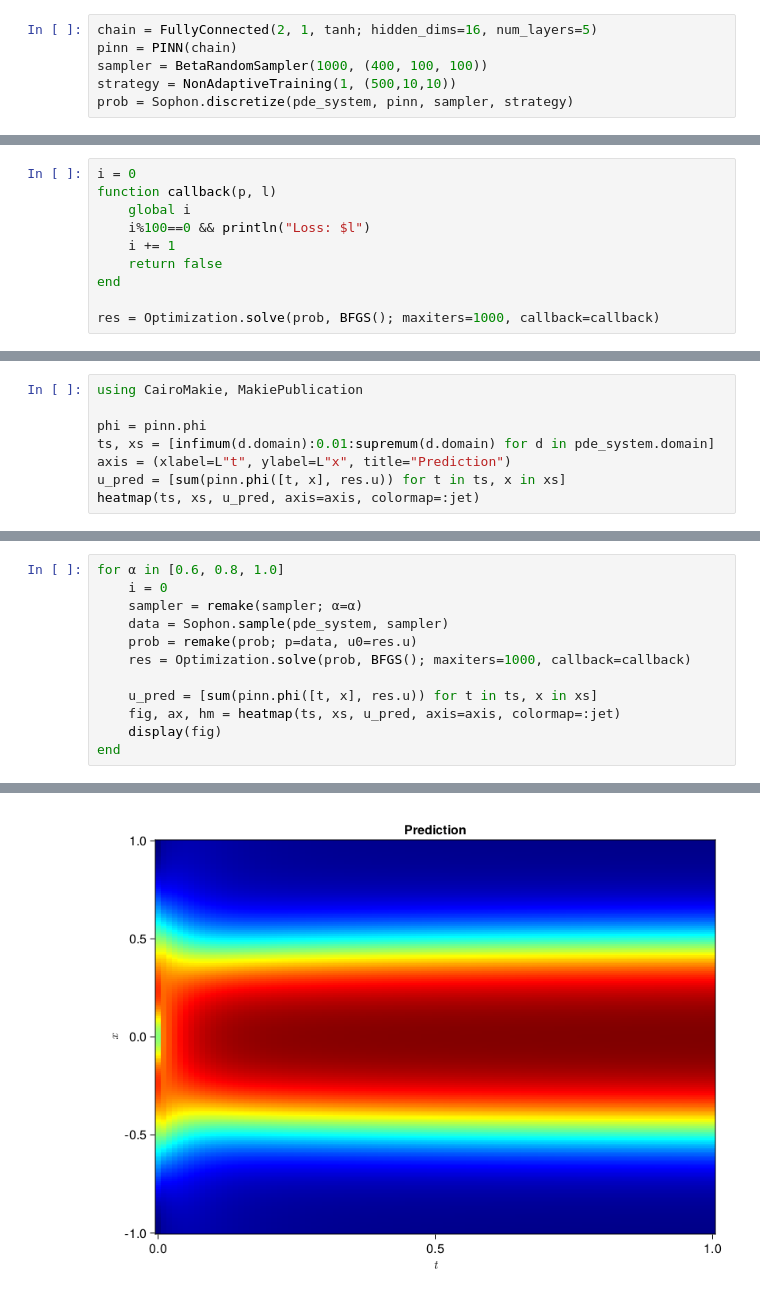
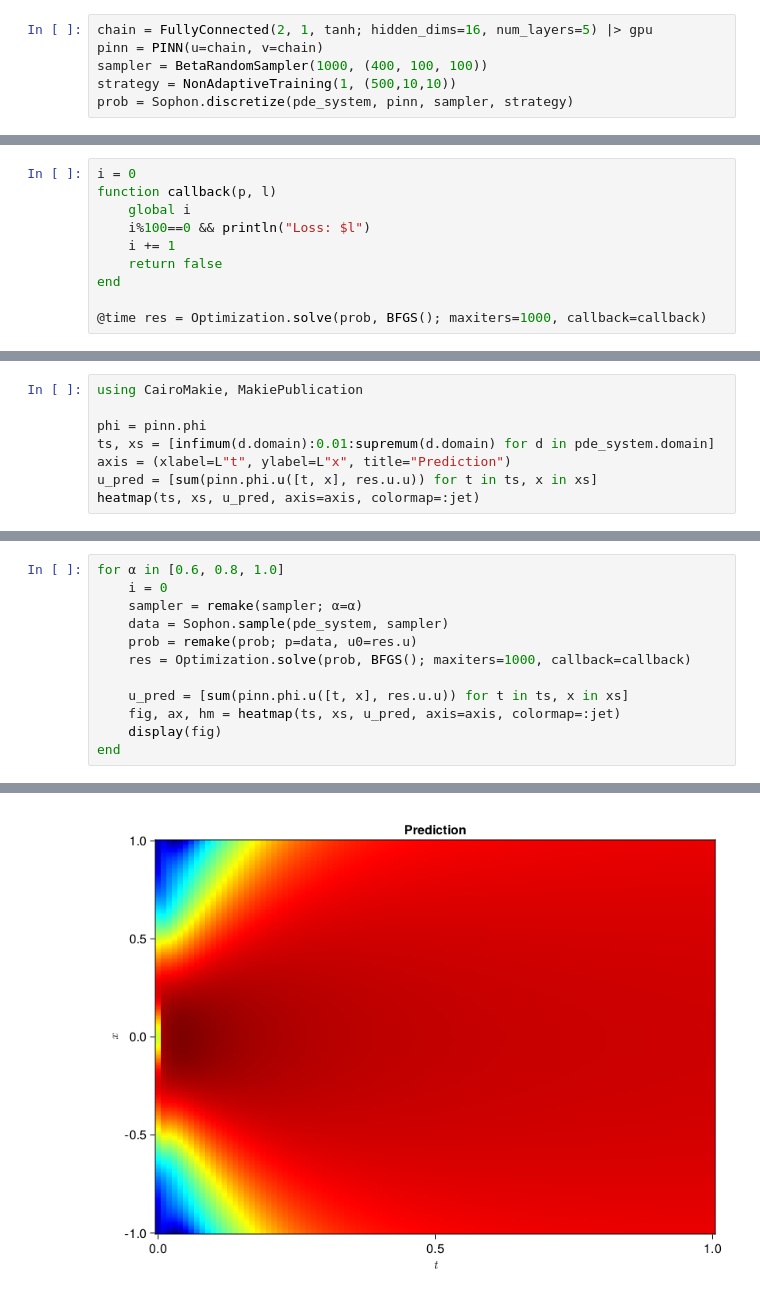
Before and after one commit to YichengDWu/Sophon-Examples, a Jupyter notebook: cahn-hilliard.ipynb, the cells around one changed output, grey strips where cells are left out. Saved outputs shown, nothing was run; the diff lists cells and outputs as text.

```diff
--- a/cahn-hilliard.ipynb
+++ b/cahn-hilliard.ipynb
@@ -29,6 +25,6 @@ $$ \begin{align}
 # %%
-chain = FullyConnected(2, 1, tanh; hidden_dims=16, num_layers=5)
-pinn = PINN(chain)
+chain = FullyConnected(2, 1, tanh; hidden_dims=16, num_layers=5) |> gpu
+pinn = PINN(u=chain, v=chain)
 sampler = BetaRandomSampler(1000, (400, 100, 100))
 strategy = NonAdaptiveTraining(1, (500,10,10))
 prob = Sophon.discretize(pde_system, pinn, sampler, strategy)
@@ -44,5 +40,5 @@ function callback(p, l)
     return false
 end
 
-res = Optimization.solve(prob, BFGS(); maxiters=1000, callback=callback)
+@time res = Optimization.solve(prob, BFGS(); maxiters=1000, callback=callback)
 # %% [output]
@@ -64,6 +61,6 @@ using CairoMakie, MakiePublication
 phi = pinn.phi
 ts, xs = [infimum(d.domain):0.01:supremum(d.domain) for d in pde_system.domain]
 axis = (xlabel=L"t", ylabel=L"x", title="Prediction")
-u_pred = [sum(pinn.phi([t, x], res.u)) for t in ts, x in xs]
+u_pred = [sum(pinn.phi.u([t, x], res.u.u)) for t in ts, x in xs]
 heatmap(ts, xs, u_pred, axis=axis, colormap=:jet)
 # %% [output]
@@ -76,7 +73,7 @@ for α in [0.6, 0.8, 1.0]
     prob = remake(prob; p=data, u0=res.u)
     res = Optimization.solve(prob, BFGS(); maxiters=1000, callback=callback)
 
-    u_pred = [sum(pinn.phi([t, x], res.u)) for t in ts, x in xs]
+    u_pred = [sum(pinn.phi.u([t, x], res.u.u)) for t in ts, x in xs]
     fig, ax, hm = heatmap(ts, xs, u_pred, axis=axis, colormap=:jet)
     display(fig)
 end
@@ -106 +103 @@ Loss: 1.4099736763341887e-6
-[figure, old version]
+[figure, new version]
```
Also changed, not shown: parts of 5 cells of this notebook.
